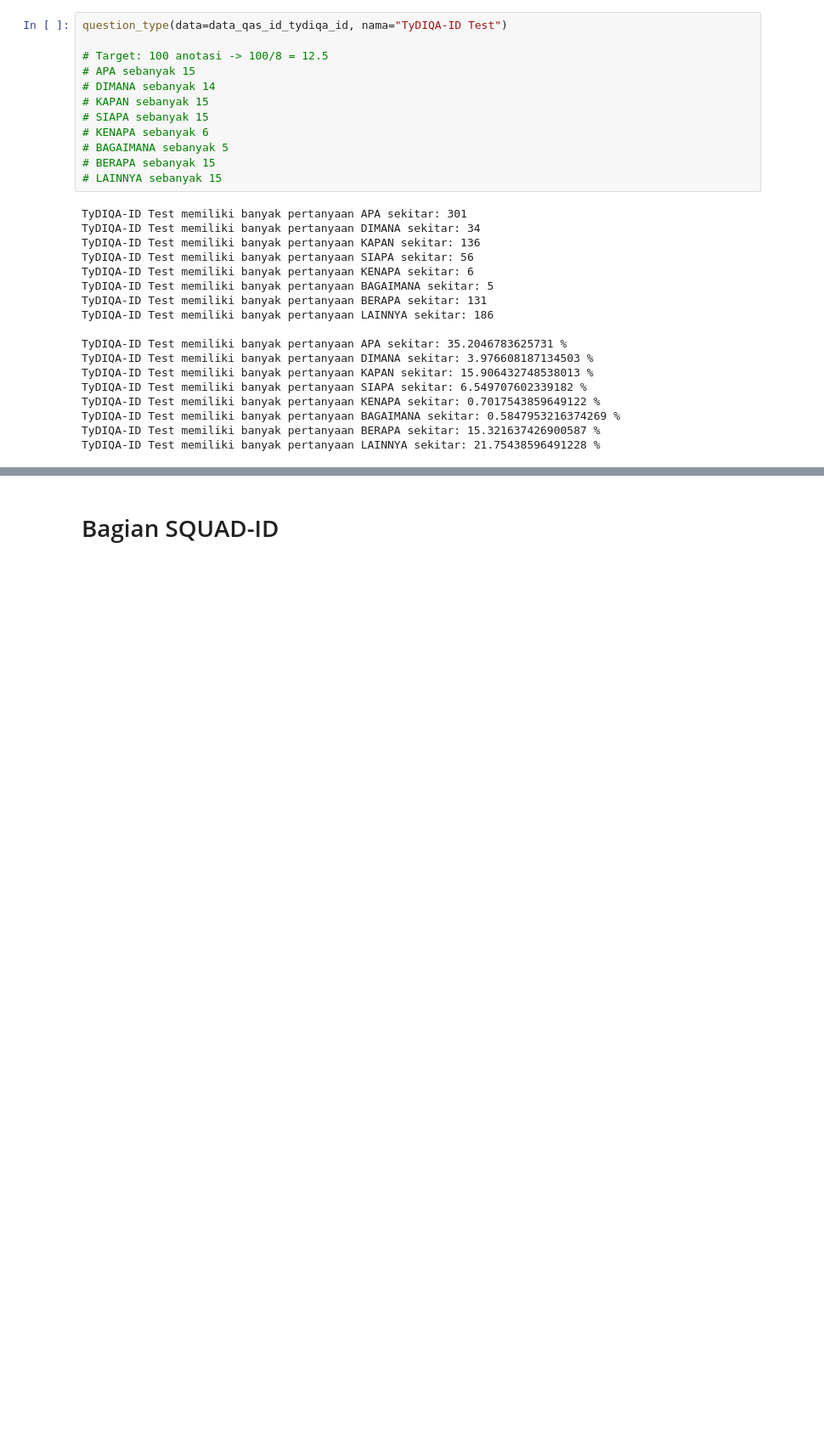
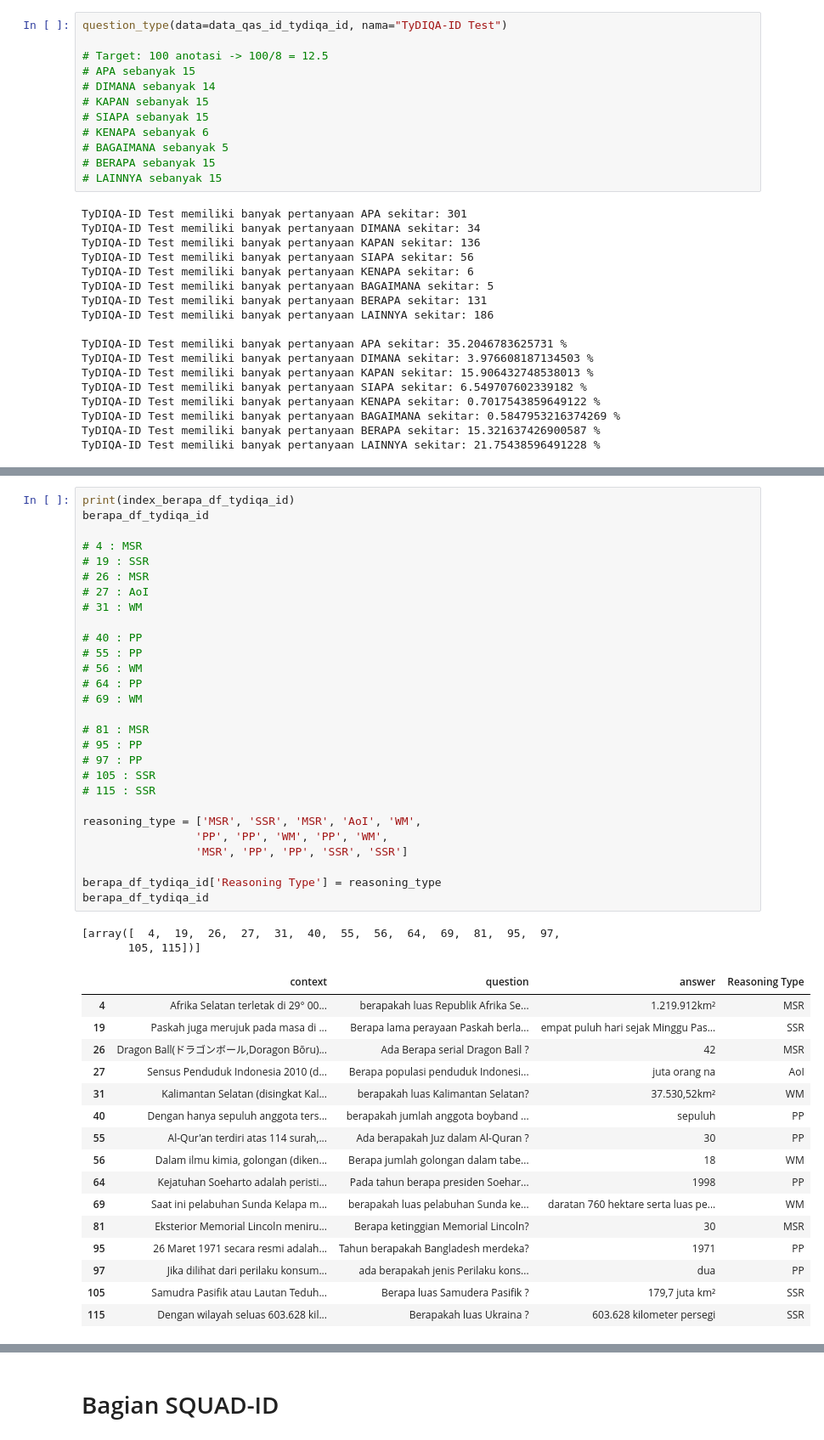
Before and after one commit to muhammadravi251001/qas-with-indonli, a Jupyter notebook: utilities/Cek Reasoning Type.ipynb, the cells around one changed output, grey strips where cells are left out. Shown at 85% size. Cells and saved outputs as stored; diff of their text form; blank space fills up the shorter version.

```diff
--- a/utilities/Cek Reasoning Type.ipynb
+++ b/utilities/Cek Reasoning Type.ipynb
@@ -643,0 +947,47 @@ lainnya_df_tydiqa_id
+# %%
+print(index_berapa_df_tydiqa_id)
+berapa_df_tydiqa_id
+
+# 4 : MSR
+# 19 : SSR
+# 26 : MSR
+# 27 : AoI
+# 31 : WM
+
+# 40 : PP
+# 55 : PP
+# 56 : WM
+# 64 : PP
+# 69 : WM
+
+# 81 : MSR
+# 95 : PP
+# 97 : PP
+# 105 : SSR
+# 115 : SSR
+
+reasoning_type = ['MSR', 'SSR', 'MSR', 'AoI', 'WM',
+                 'PP', 'PP', 'WM', 'PP', 'WM',
+                 'MSR', 'PP', 'PP', 'SSR', 'SSR']
+
+berapa_df_tydiqa_id['Reasoning Type'] = reasoning_type
+berapa_df_tydiqa_id
+# %% [output]
+[array([  4,  19,  26,  27,  31,  40,  55,  56,  64,  69,  81,  95,  97,
+       105, 115])]
+|  | context | question | answer | Reasoning Type |
+| 4 | Afrika Selatan terletak di 29° 00... | berapakah luas Republik Afrika Se... | 1.219.912km² | MSR |
+| 19 | Paskah juga merujuk pada masa di ... | Berapa lama perayaan Paskah berla... | empat puluh hari sejak Minggu Pas... | SSR |
+| 26 | Dragon Ball(ドラゴンボール,Doragon Bōru)... | Ada Berapa serial Dragon Ball ? | 42 | MSR |
+| 27 | Sensus Penduduk Indonesia 2010 (d... | Berapa populasi penduduk Indonesi... | juta orang na | AoI |
+| 31 | Kalimantan Selatan (disingkat Kal... | berapakah luas Kalimantan Selatan? | 37.530,52km² | WM |
+| 40 | Dengan hanya sepuluh anggota ters... | berapakah jumlah anggota boyband ... | sepuluh | PP |
+| 55 | Al-Qur'an terdiri atas 114 surah,... | Ada berapakah Juz dalam Al-Quran ? | 30 | PP |
+| 56 | Dalam ilmu kimia, golongan (diken... | Berapa jumlah golongan dalam tabe... | 18 | WM |
+| 64 | Kejatuhan Soeharto adalah peristi... | Pada tahun berapa presiden Soehar... | 1998 | PP |
+| 69 | Saat ini pelabuhan Sunda Kelapa m... | berapakah luas pelabuhan Sunda ke... | daratan 760 hektare serta luas pe... | WM |
+| 81 | Eksterior Memorial Lincoln meniru... | Berapa ketinggian Memorial Lincoln? | 30 | MSR |
+| 95 | 26 Maret 1971 secara resmi adalah... | Tahun berapakah Bangladesh merdeka? | 1971 | PP |
+| 97 | Jika dilihat dari perilaku konsum... | ada berapakah jenis Perilaku kons... | dua | PP |
+| 105 | Samudra Pasifik atau Lautan Teduh... | Berapa luas Samudera Pasifik ? | 179,7 juta km² | SSR |
+| 115 | Dengan wilayah seluas 603.628 kil... | Berapakah luas Ukraina ? | 603.628 kilometer persegi | SSR |
```
Also changed, not shown: parts of 38 cells of this notebook.
